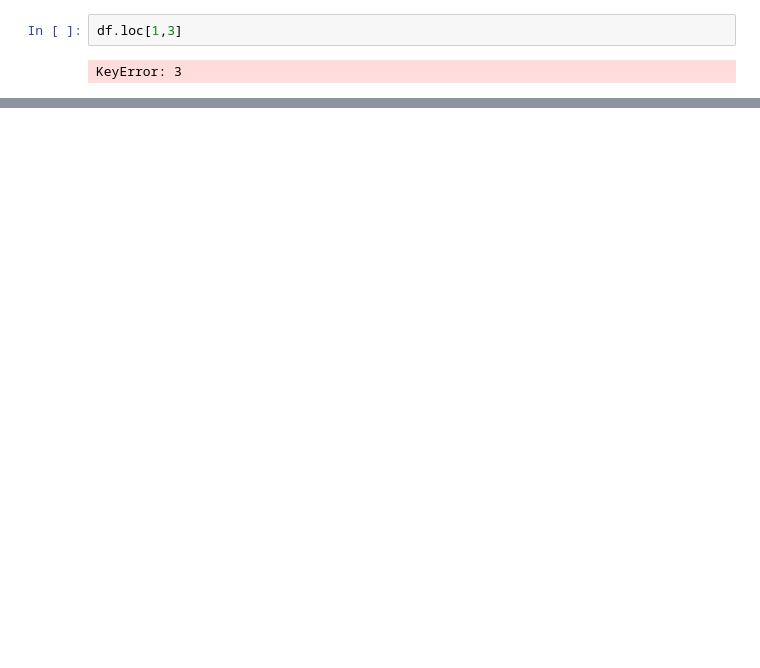
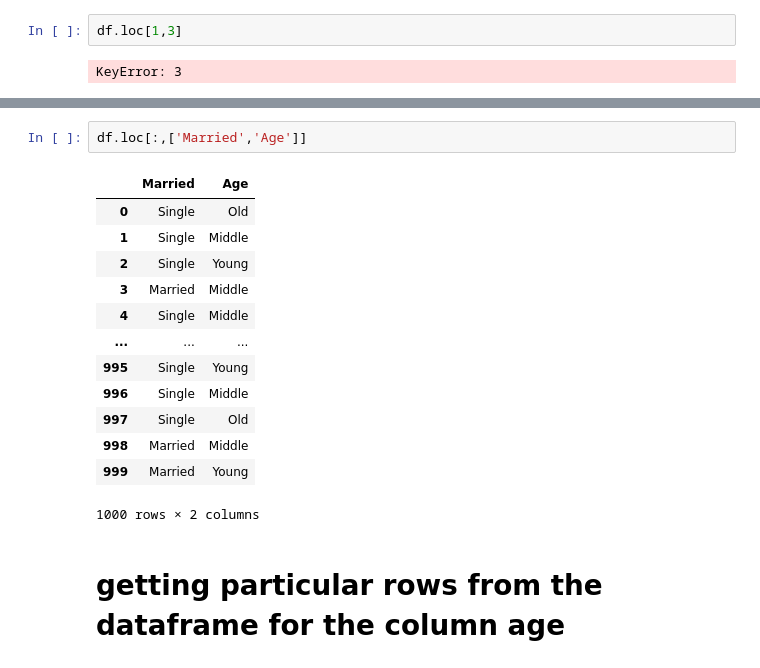
Before and after one commit to kshirsagarsiddharth/manipal_data_science, a Jupyter notebook: pandas_manipal.ipynb, the cells around one changed output, grey strips where cells are left out. Saved outputs shown, nothing was run; the diff lists cells and outputs as text; blank space fills up the shorter version.

```diff
--- a/pandas_manipal.ipynb
+++ b/pandas_manipal.ipynb
@@ -818,0 +838,18 @@ KeyError: 3
+# %%
+df.loc[:,['Married','Age']]
+# %% [output]
+|  | Married | Age |
+| 0 | Single | Old |
+| 1 | Single | Middle |
+| 2 | Single | Young |
+| 3 | Married | Middle |
+| 4 | Single | Middle |
+| ... | ... | ... |
+| 995 | Single | Young |
+| 996 | Single | Middle |
+| 997 | Single | Old |
+| 998 | Married | Middle |
+| 999 | Married | Young |
+1000 rows × 2 columns
+# %% [markdown]
+# getting particular rows from the dataframe for the column age
```
Also changed, not shown: parts of 25 cells of this notebook.
